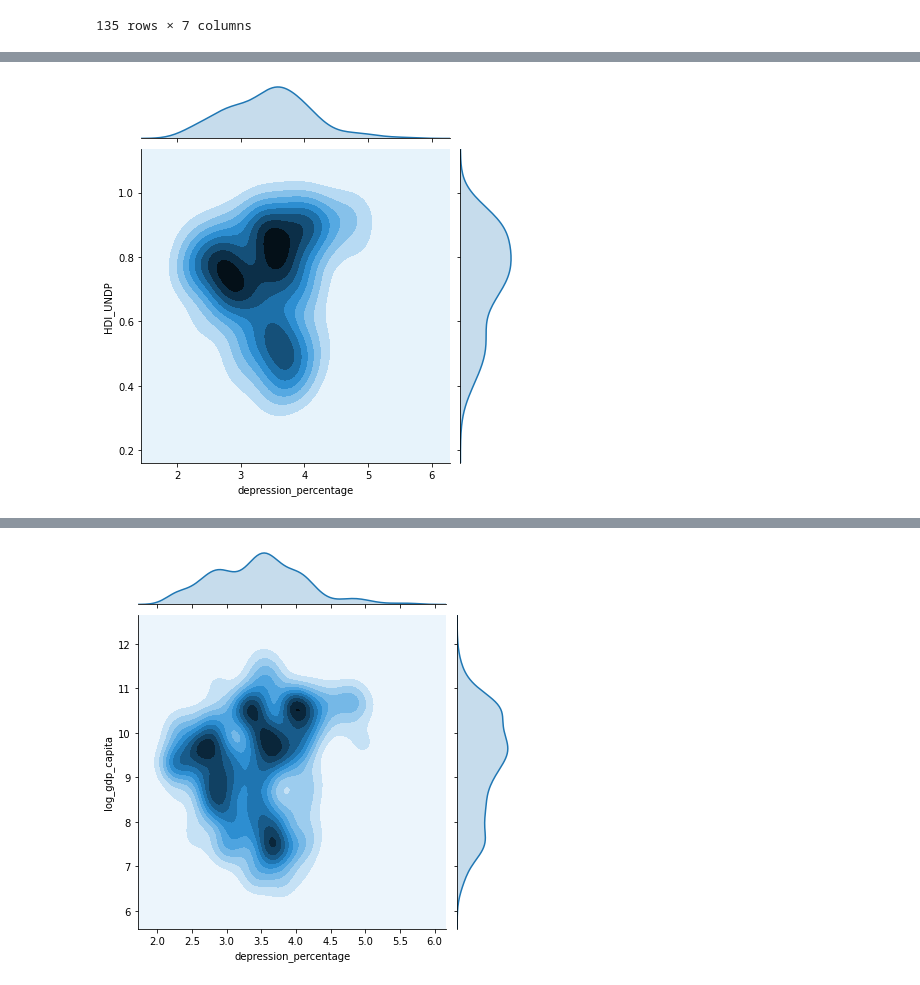
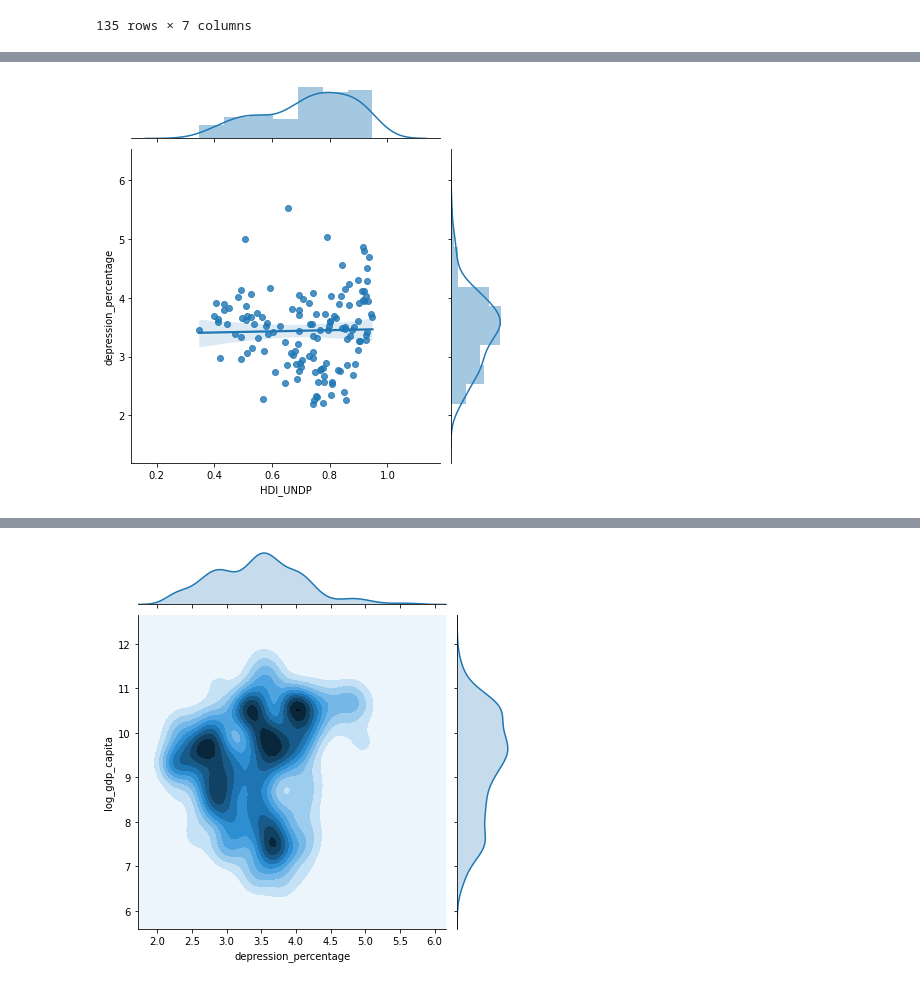
Before and after one commit to Brunadiasmiguel/depression, a Jupyter notebook: data-wrangling/depression_education_analysis_leo.ipynb, the cells around one changed output, grey strips where cells are left out. Cells and saved outputs as stored; diff of their text form; code cells hidden in the pictures.

```diff
--- a/data-wrangling/depression_education_analysis_leo.ipynb
+++ b/data-wrangling/depression_education_analysis_leo.ipynb
@@ -293,5 +297,5 @@ df_hdi_happiness2015
 # %%
-hh_2015 = sns.jointplot(data = df_hdi_happiness2015, x = "depression_percentage",
-                     y = "HDI_UNDP", kind='kde')
+hh_2015 = sns.jointplot(data = df_hdi_happiness2015, y = "depression_percentage",
+                     x = "HDI_UNDP", kind='reg')
 # %% [output]
-[figure, old version]
+[figure, new version]
```
Also changed, not shown: parts of 35 cells of this notebook, 6 other files.
